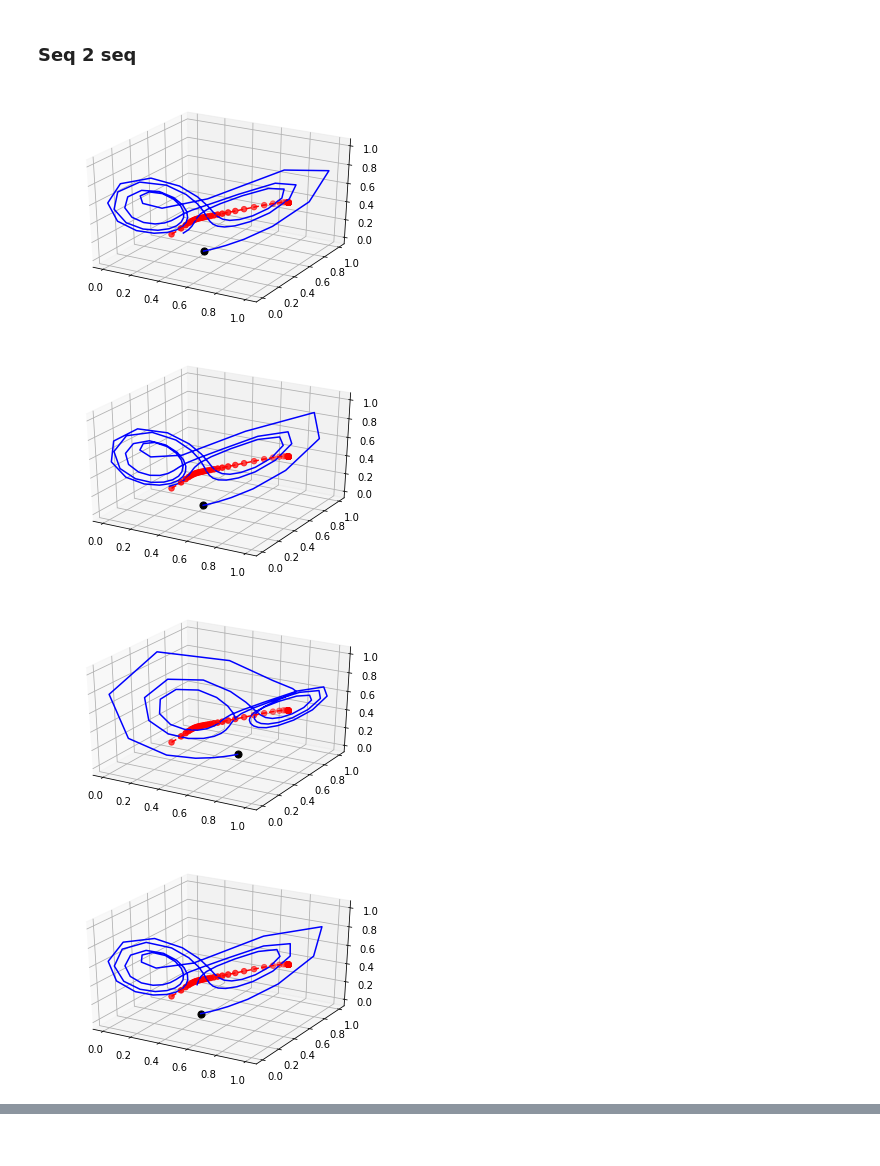
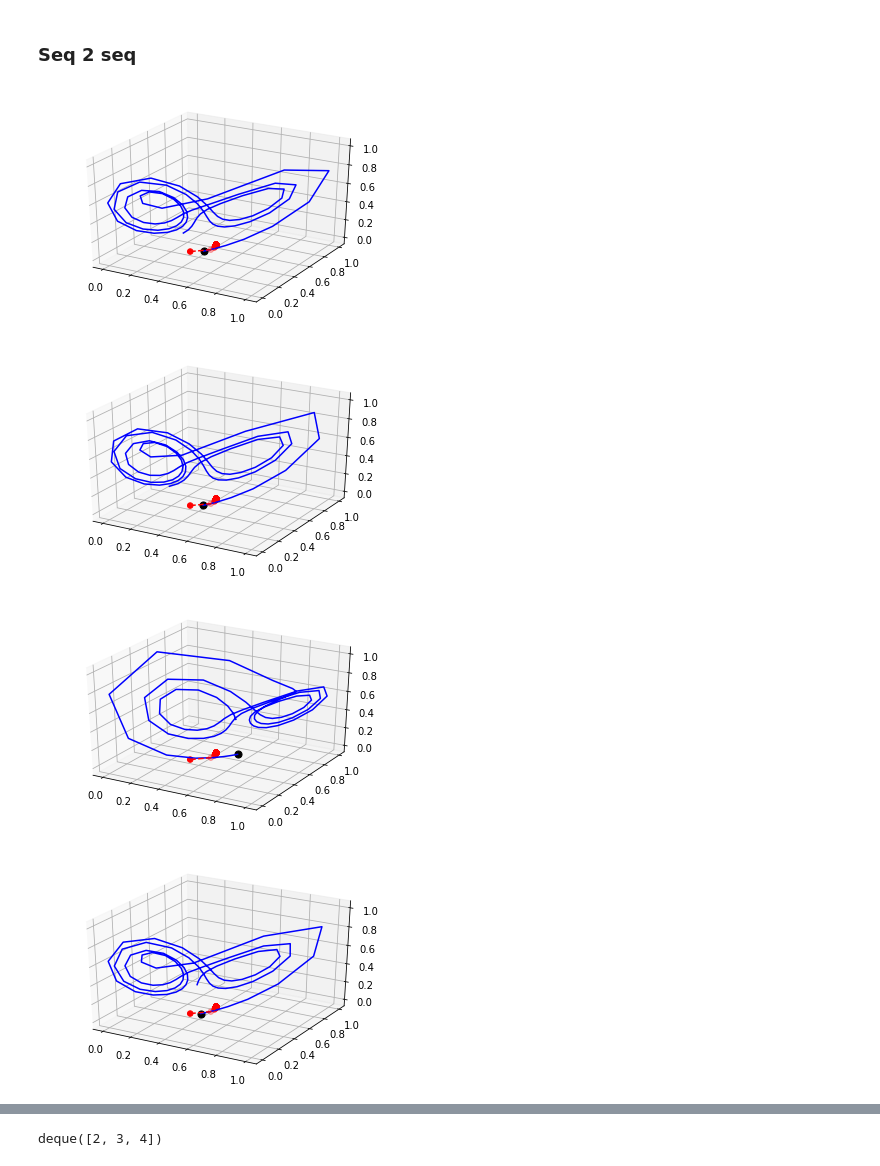
Before and after one commit to yuqirose/TensorRNN, a Jupyter notebook: experiments/test_seq2seq.ipynb, the cells around one changed output, grey strips where cells are left out. Drawn from its saved outputs; the diff is of its cells as text; code cells hidden in the pictures.

```diff
--- a/experiments/test_seq2seq.ipynb
+++ b/experiments/test_seq2seq.ipynb
@@ -186,31 +186,31 @@ plot_sample(pred, true,7)
 # %%
 import numpy as np
 # data_path = "/var/tmp/tensorRNN/log/lorenz/09-22-17-13-41-42/hornn_8_1e-2/"
 # data_path ="/var/tmp/tensorRNN/log/lorenz/09-22-17-14-59-10/mrnn_32_1e-2/"
 # data_path ="/var/tmp/tensorRNN/log/lorenz/09-22-17-17-26-24/rnn_32_1e-2/"
 # data_path= "/var/tmp/tensorRNN/log/lorenz/09-23-17-16-42-41/lstm_32_1e-2/"
 #data_path = "/var/tmp/tensorRNN/log/lorenz/09-23-17-18-46-19/trnn_r16/"
-data_path= "./log/lstm/" #/var/tmp/tensorRNN/log/lorenz/09-29-17-00-20-42/LSTM/32/"
+data_path= "/var/tmp/tensorRNN/log/lorenz/09-29-17-22-36-36/HOLSTM/8/1e-1/"
 true, pred = np.load(data_path+'predict.npy')
 %matplotlib inline
 import matplotlib.pyplot as plt
 from mpl_toolkits.mplot3d import Axes3D
 import numpy as np
 
 def plot_sample(pred, true, sample_id):
     fig = plt.figure()
     ax = fig.gca(projection='3d')
     ax.plot(true[sample_id, :,0], true[sample_id,:,1], true[sample_id, :,2], 'b')
     ax.scatter(pred[sample_id,:,0], pred[sample_id, :,1], pred[sample_id, :,2], c='r', s=30)
     ax.plot(pred[sample_id, :,0], pred[sample_id,:,1], pred[sample_id, :,2], 'r--')
     ax.scatter(true[sample_id, 0,0], true[sample_id,0,1], true[sample_id, 0,2], c='k', s=50)
 
 for i in range(10):
     plot_sample(pred[:,:-2,:], true[:,:-2,:],i)
 # plot_sample(pred, true,3)
 # plot_sample(pred, true,20)
 # %% [output]
-[figure, old version]
+[figure, new version]
-[figure, old version]
+[figure, new version]
-[figure, old version]
+[figure, new version]
-[figure, old version]
+[figure, new version]
@@ -222,0 +223,14 @@ for i in range(10):
+# %%
+def _shift (input_list, new_item):
+    """Update lag number of states"""
+    output_list = copy.copy(input_list)
+    output_list = deque(output_list)
+    output_list.append(new_item) # deque = [1, 2, 3]
+    output_list.popleft() # deque =[2, 3]
+    return output_list
+input_list =[1,2,3]
+new_item = 4
+res = _shift(input_list, new_item)
+print(res)
+# %% [output]
+deque([2, 3, 4])
```
Also changed, not shown: parts of 1 cell of this notebook, 8 other files.
